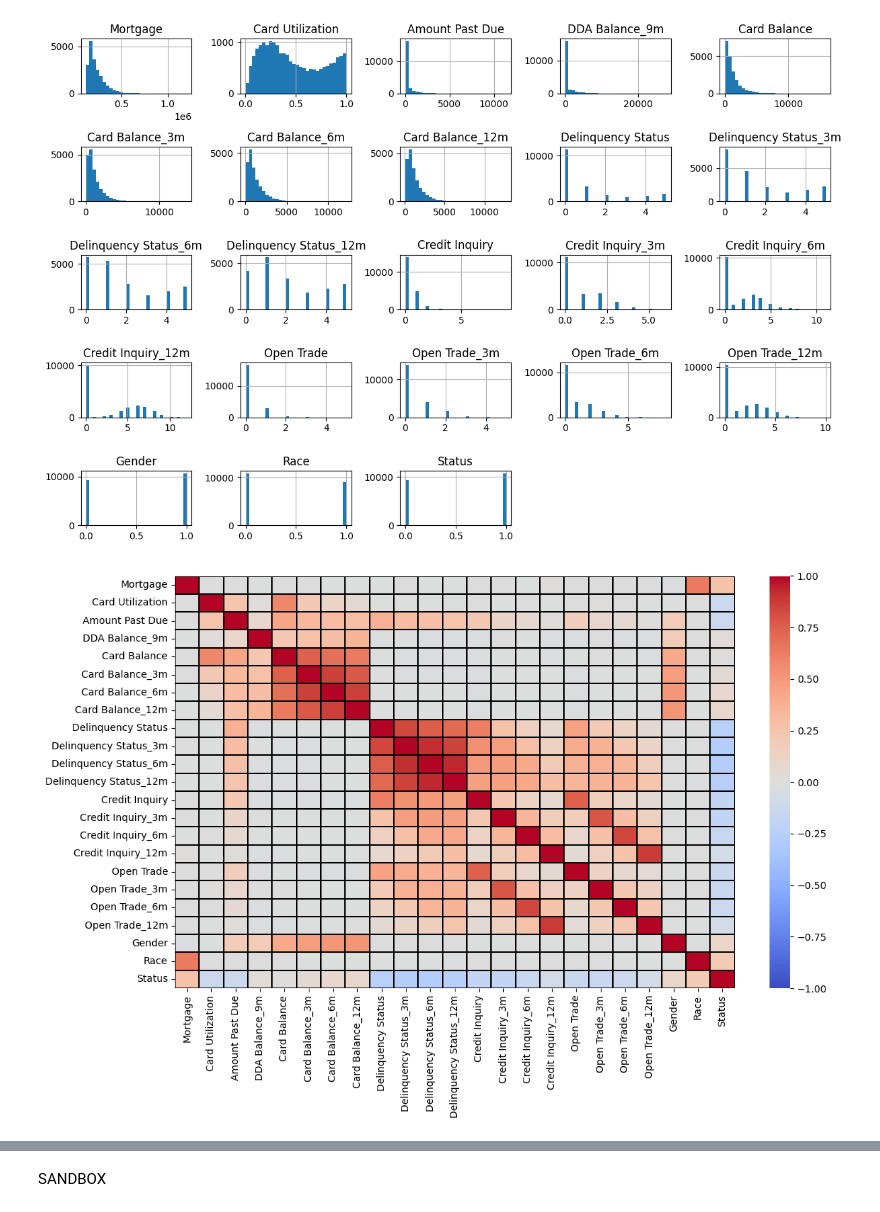
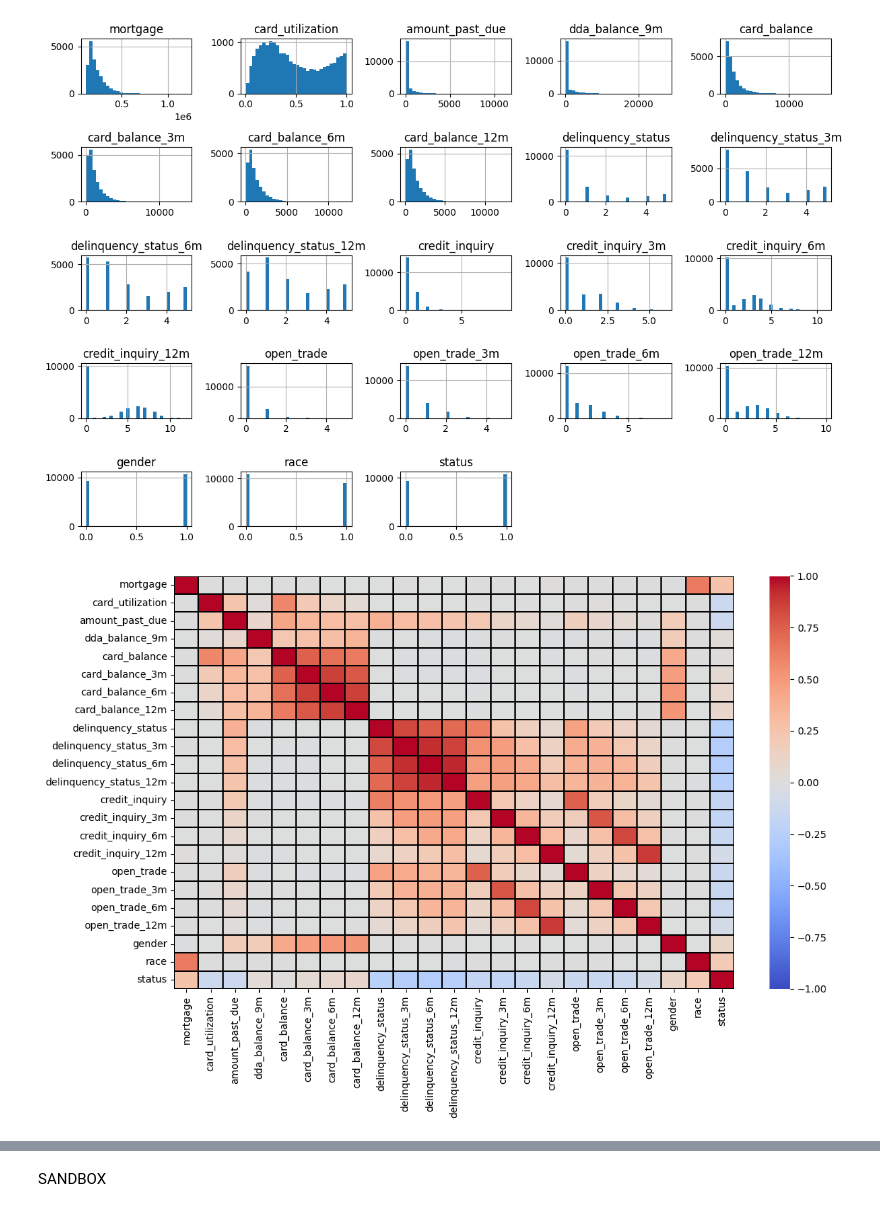
Before and after one commit to ostapenkovs/wells-fargo-case-study, a Jupyter notebook: notebooks/2_data_analysis.ipynb, the cells around one changed output, grey strips where cells are left out. Drawn from its saved outputs; the diff is of its cells as text; code cells hidden in the pictures.

```diff
--- a/notebooks/2_data_analysis.ipynb
+++ b/notebooks/2_data_analysis.ipynb
@@ -104,7 +98,7 @@ train[(train['Amount Past Due'] > 1.5e4) | (train['DDA Balance_9m'] > 1.5e5)]
 # %%
 # Sample train data includes amounts past due and DDA balances on the order of $1bn.
 # Treating this as an error and removing these outliers.
-train = train[~((train['Amount Past Due'] > 1.5e4) | (train['DDA Balance_9m'] > 1.5e5))]
+train = train[~((train['amount_past_due'] > 1.5e4) | (train['dda_balance_9m'] > 1.5e5))]
 # %%
 train[train.duplicated()]
 # %% [output]
@@ -117,12 +111,12 @@ plt.show()
 # %% [output]
 [figure]
 # %%
-corr_mtx = train.drop('Race_Category', axis=1).corr()
+corr_mtx = train.drop('race_category', axis=1).corr()
 
 fig, ax = plt.subplots(1, 1, figsize=(12, 8))
 sns.heatmap(corr_mtx, cmap='coolwarm', vmin=-1, vmax=1, linewidths=0.01, linecolor='black', ax=ax)
 
 plt.tight_layout()
 plt.show()
 # %% [output]
-[figure, old version]
+[figure, new version]
```
Also changed, not shown: parts of 32 cells of this notebook, 6 other files.
